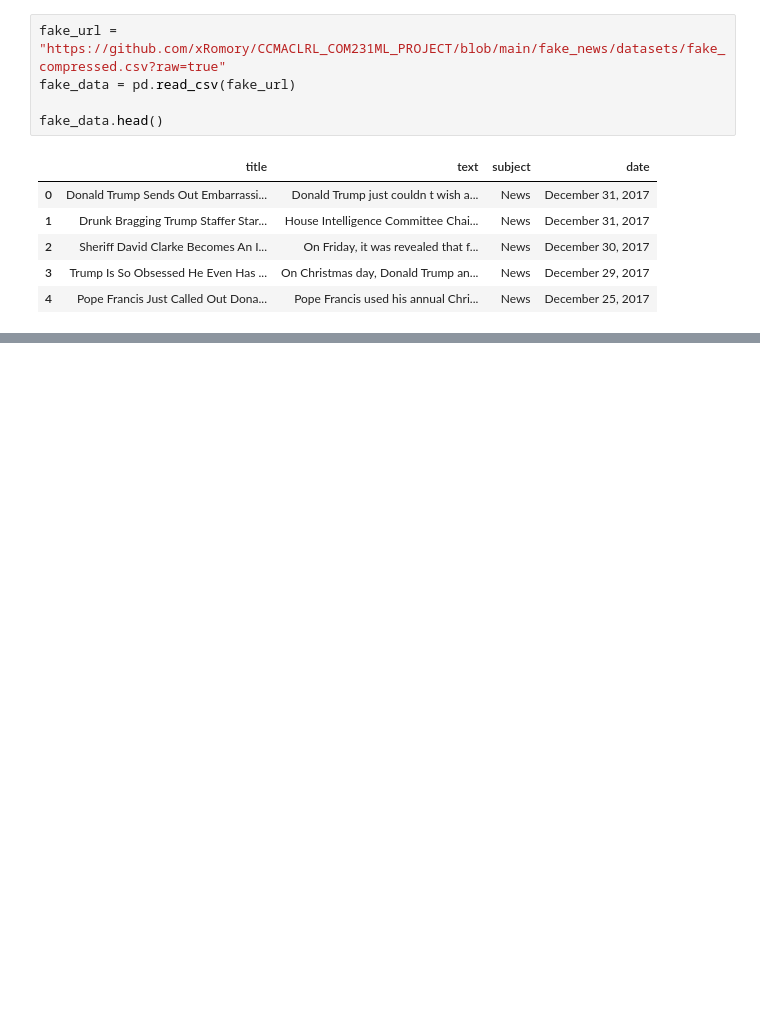
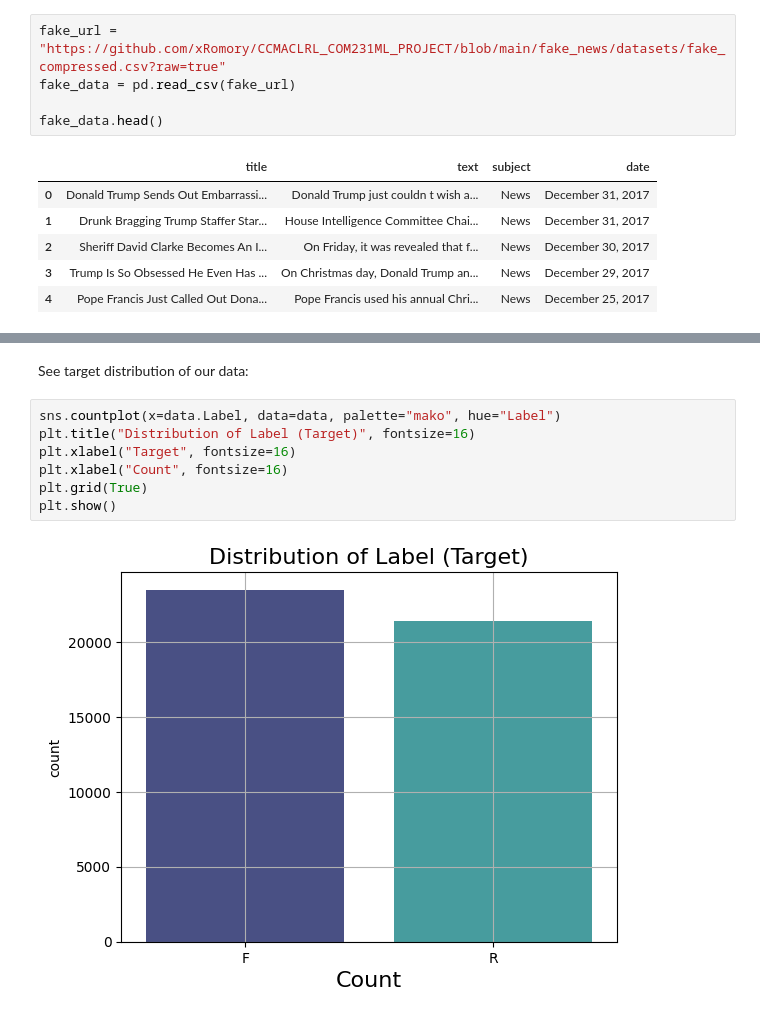
Before and after one commit to xRomory/CCMACLRL_COM231ML_PROJECT, a Jupyter notebook: fake_news/fake_news_detection.ipynb, the cells around one changed output, grey strips where cells are left out. Saved outputs shown, nothing was run; the diff lists cells and outputs as text; blank space fills up the shorter version.

```diff
--- a/fake_news/fake_news_detection.ipynb
+++ b/fake_news/fake_news_detection.ipynb
@@ -42,0 +155,11 @@ memory usage: 2.1+ MB
+# %% [markdown]
+See target distribution of our data:
+# %%
+sns.countplot(x=data.Label, data=data, palette="mako", hue="Label")
+plt.title("Distribution of Label (Target)", fontsize=16)
+plt.xlabel("Target", fontsize=16)
+plt.xlabel("Count", fontsize=16)
+plt.grid(True)
+plt.show()
+# %% [output]
+[figure, added]
```
Also changed, not shown: parts of 16 cells of this notebook, 1 other file.
